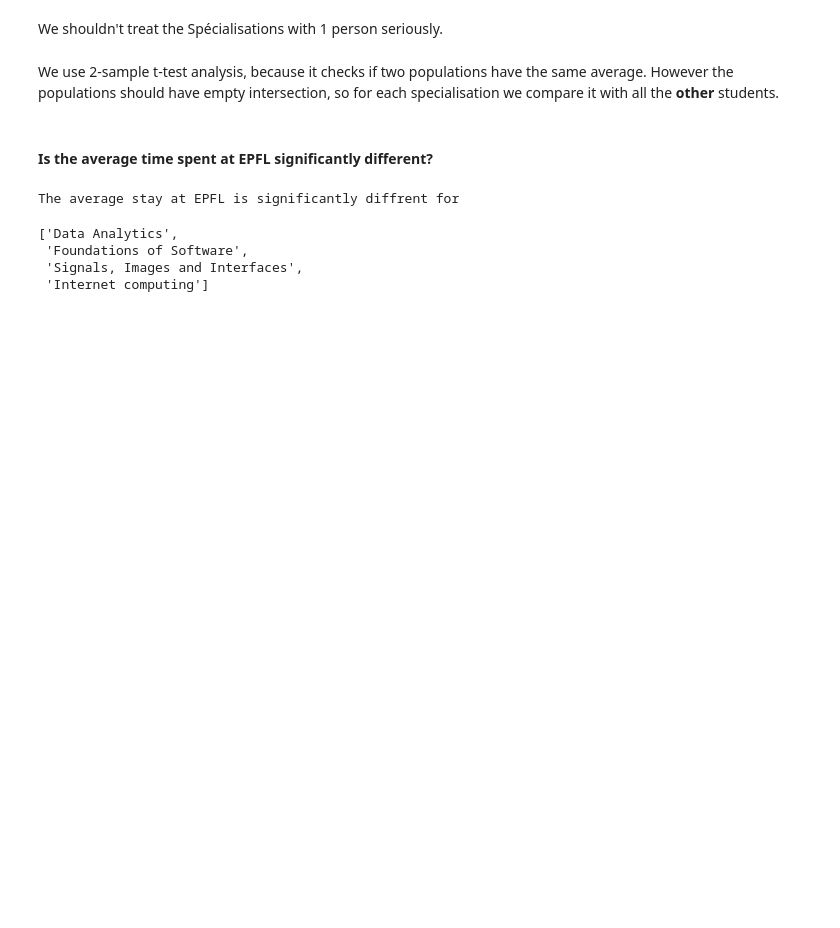
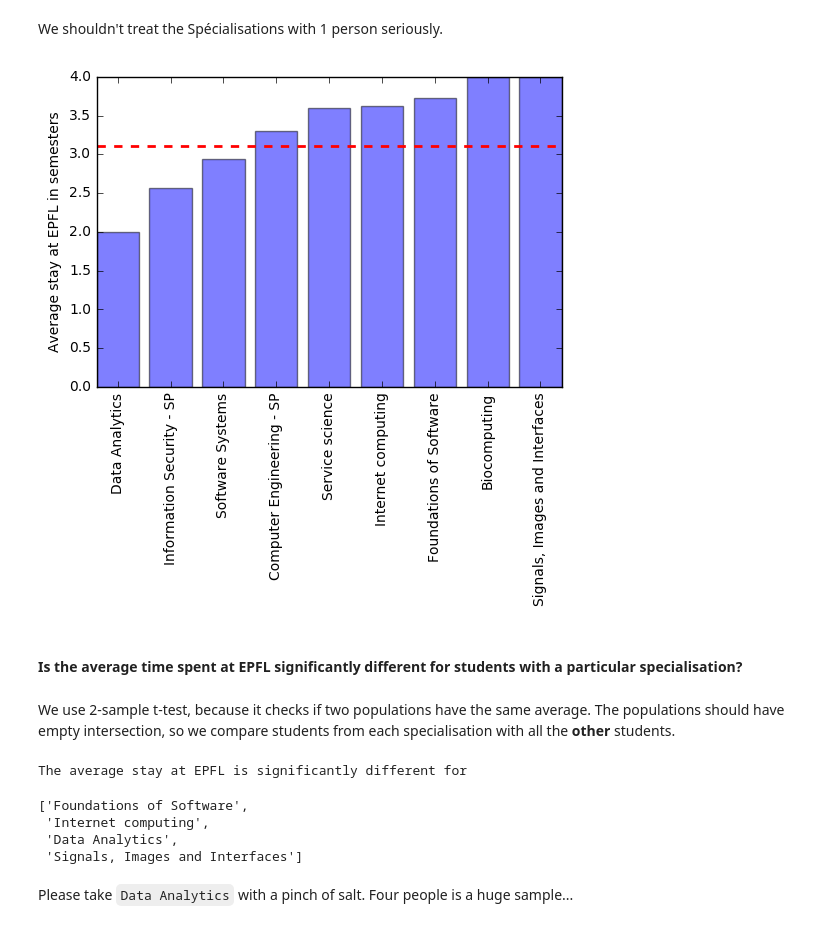
Before and after one commit to nutka7/Homework, a Jupyter notebook: 02 - Data from the Web/Master.ipynb, the cells around one changed output. Cells and saved outputs as stored; diff of their text form; code cells hidden in the pictures; blank space fills up the shorter version.

```diff
--- a/02 - Data from the Web/Master.ipynb
+++ b/02 - Data from the Web/Master.ipynb
@@ -340,13 +348,26 @@ We shouldn't treat the Spécialisations with 1 person seriously.
 # %%
 del specialStudents['Internet Information Systems']
 del specialStudents['Computer Science Theory']
+# %%
+pairs = [(df['semNo'].mean(), spec) for (spec, df) in specialStudents.items()]
+pairs.sort()
+sortedMeans, sortedSpecs = zip(*pairs)
+
+pylab.figure(1)
+x = range(len(specialStudents))
+pylab.xticks(x, sortedSpecs, rotation='vertical')
+pylab.ylabel("Average stay at EPFL in semesters")
+pylab.bar(x, sortedMeans, align='center', alpha=0.5)
+pylab.axhline(globalMean, color='r', linewidth=2, linestyle='dashed')
+pylab.show()
+# %% [output]
+[figure, added]
+# %% [markdown]
+#### Is the average time spent at EPFL significantly different for students with a particular specialisation?
 # %% [markdown]
-We use 2-sample t-test analysis, because it checks if two populations have the same average.
-However the populations should have empty intersection, so for each specialisation we compare it with all the __other__ students.
+We use 2-sample t-test, because it checks if two populations have the same average.
+The populations should have empty intersection, so we compare students from each specialisation with all the __other__ students.
-# %% [markdown]
-#### Is the average time spent at EPFL significantly different?
 # %%
-import scipy.stats
 def pvalue(spec):
     chosenStudents = specialStudents[spec]
     indexes = goodStudents['No Sciper'].isin(chosenStudents['No Sciper'])
@@ -357,11 +378,13 @@ def pvalue(spec):
         equal_var=False).pvalue
 
 result = [spec for spec in list(specialStudents.keys()) if pvalue(spec) <= 0.05]
-print("The average stay at EPFL is significantly diffrent for")
+print("The average stay at EPFL is significantly different for")
 result
 # %% [output]
-The average stay at EPFL is significantly diffrent for
+The average stay at EPFL is significantly different for
-['Data Analytics',
- 'Foundations of Software',
- 'Signals, Images and Interfaces',
- 'Internet computing']
+['Foundations of Software',
+ 'Internet computing',
+ 'Data Analytics',
+ 'Signals, Images and Interfaces']
+# %% [markdown]
+Please take `Data Analytics` with a pinch of salt. Four people is a huge sample...
```
Also changed, not shown: parts of 30 cells of this notebook.
